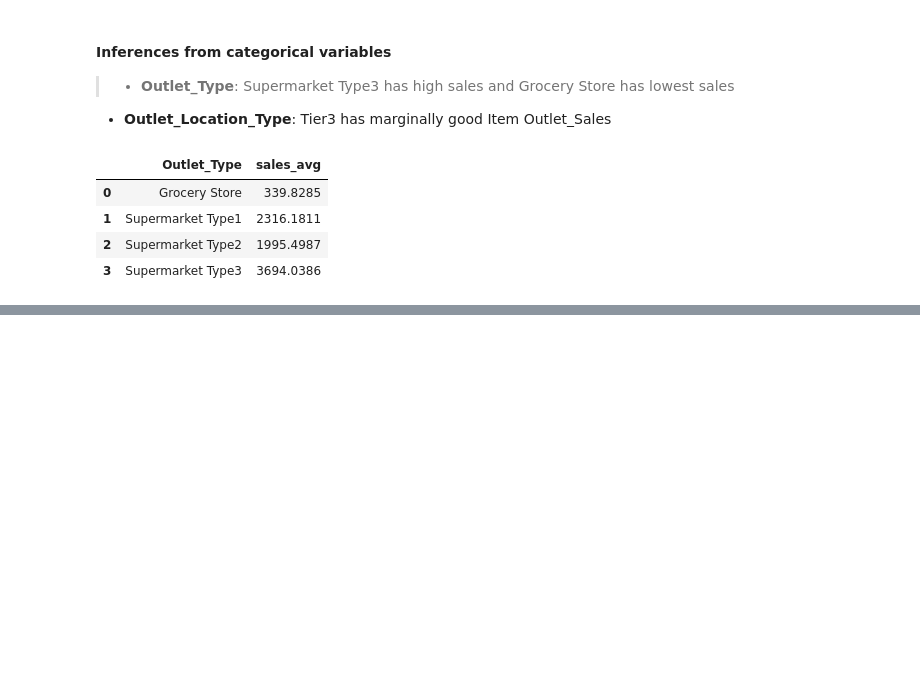
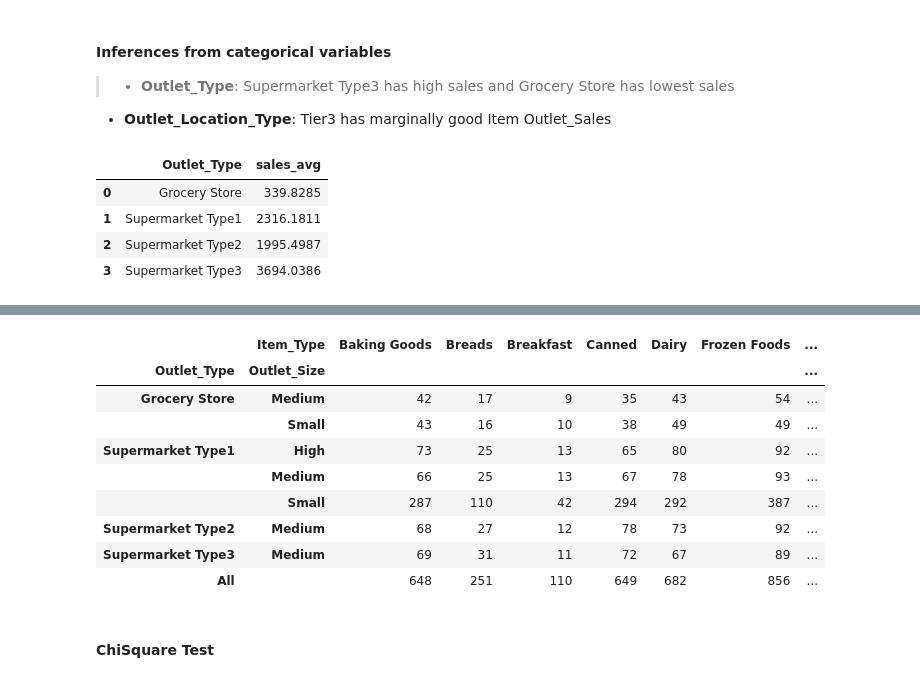
Before and after one commit to krishnamohan-seelam/MachineLearning, a Jupyter notebook: AnacondaProjects/MachineLearning_Handbook/Regression/BigMartSales/BigMartSales_EDA.ipynb, the cells around one changed output, grey strips where cells are left out. Saved outputs shown, nothing was run; the diff lists cells and outputs as text; code cells hidden in the pictures; blank space fills up the shorter version.

```diff
--- a/AnacondaProjects/MachineLearning_Handbook/Regression/BigMartSales/BigMartSales_EDA.ipynb
+++ b/AnacondaProjects/MachineLearning_Handbook/Regression/BigMartSales/BigMartSales_EDA.ipynb
@@ -225,0 +435,17 @@ outlet_type_map  =  {'Grocery Store':0,
+# %%
+# 3 way cross table
+
+pd.crosstab([train_df['Outlet_Type'], train_df['Outlet_Size']],train_df['Item_Type'], margins=True)
+# %% [output]
+|  | Item_Type | Baking Goods | Breads | Breakfast | Canned | Dairy | Frozen Foods | ... |
+| Outlet_Type | Outlet_Size |  |  |  |  |  |  | ... |
+| Grocery Store | Medium | 42 | 17 | 9 | 35 | 43 | 54 | ... |
+|  | Small | 43 | 16 | 10 | 38 | 49 | 49 | ... |
+| Supermarket Type1 | High | 73 | 25 | 13 | 65 | 80 | 92 | ... |
+|  | Medium | 66 | 25 | 13 | 67 | 78 | 93 | ... |
+|  | Small | 287 | 110 | 42 | 294 | 292 | 387 | ... |
+| Supermarket Type2 | Medium | 68 | 27 | 12 | 78 | 73 | 92 | ... |
+| Supermarket Type3 | Medium | 69 | 31 | 11 | 72 | 67 | 89 | ... |
+| All |  | 648 | 251 | 110 | 649 | 682 | 856 | ... |
+# %% [markdown]
+####  ChiSquare Test
```
Also changed, not shown: parts of 53 cells of this notebook, 17 other files.
